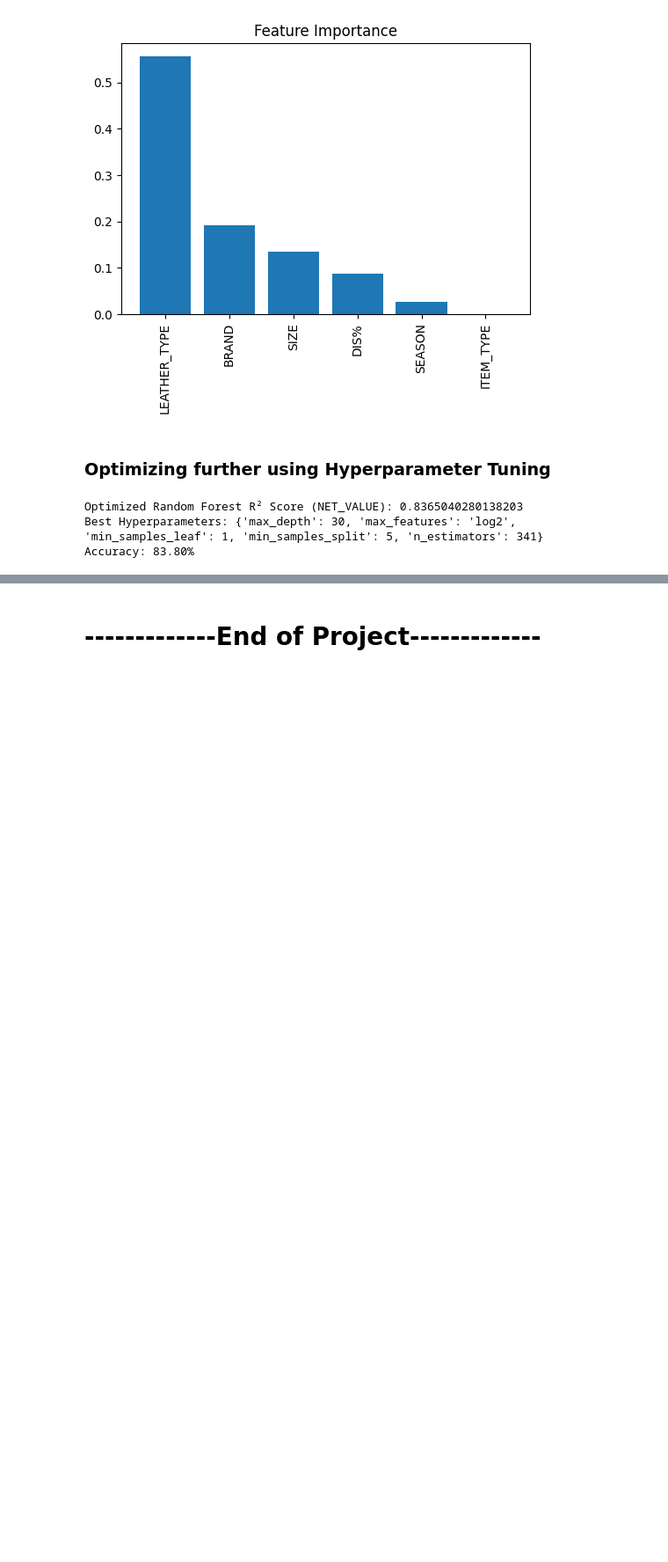
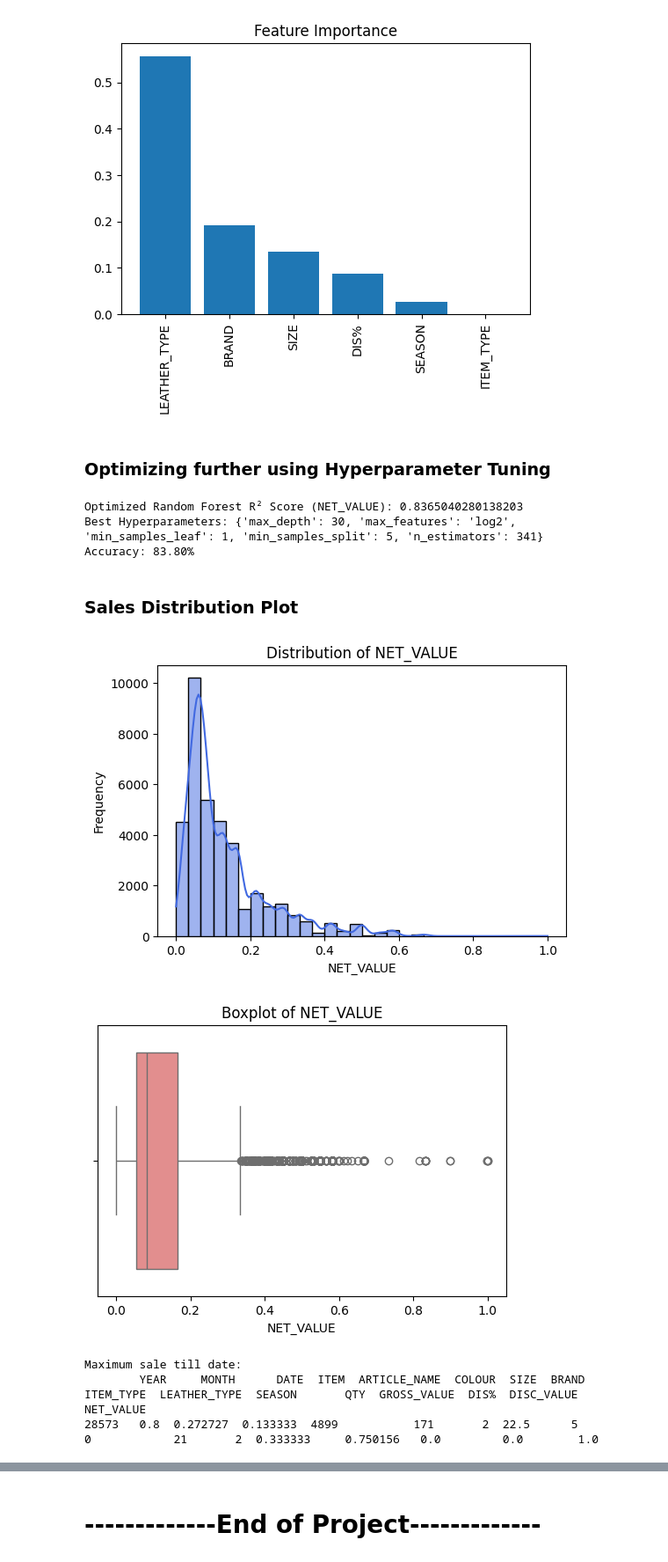
Before and after one commit to ac-26/shoe-store-demand-forecasting, a Jupyter notebook: minor_project.ipynb, the cells around one changed output, grey strips where cells are left out. Shown at 88% size. Drawn from its saved outputs; the diff is of its cells as text; code cells hidden in the pictures; blank space fills up the shorter version.

```diff
--- a/minor_project.ipynb
+++ b/minor_project.ipynb
@@ -1310,3 +1278,31 @@ print(f"Accuracy: {accuracy:.2f}%\n")
 Optimized Random Forest R² Score (NET_VALUE): 0.8365040280138203
 Best Hyperparameters: {'max_depth': 30, 'max_features': 'log2', 'min_samples_leaf': 1, 'min_samples_split': 5, 'n_estimators': 341}
 Accuracy: 83.80%
+# %% [markdown]
+### **Sales Distribution Plot**
+# %%
+import matplotlib.pyplot as plt
+import seaborn as sns
+
+plt.figure(figsize=(6, 4))
+sns.histplot(data['NET_VALUE'], bins=30, kde=True, color="royalblue")
+plt.xlabel("NET_VALUE")
+plt.ylabel("Frequency")
+plt.title("Distribution of NET_VALUE")
+plt.show()
+
+print("\n")
+
+plt.figure(figsize=(6, 4))
+sns.boxplot(x=data['NET_VALUE'], color="lightcoral")
+plt.xlabel("NET_VALUE")
+plt.title("Boxplot of NET_VALUE")
+plt.show()
+
+print("Maximum sale till date: \n", data.loc[data['NET_VALUE'] == max(data['NET_VALUE'])])
+# %% [output]
+[figure, added]
+[figure, added]
+Maximum sale till date:
+        YEAR     MONTH      DATE  ITEM  ARTICLE_NAME  COLOUR  SIZE  BRAND  ITEM_TYPE  LEATHER_TYPE  SEASON       QTY  GROSS_VALUE  DIS%  DISC_VALUE  NET_VALUE
+28573   0.8  0.272727  0.133333  4899           171       2  22.5      5          0            21       2  0.333333     0.750156   0.0         0.0        1.0
```
Also changed, not shown: parts of 23 cells of this notebook.
